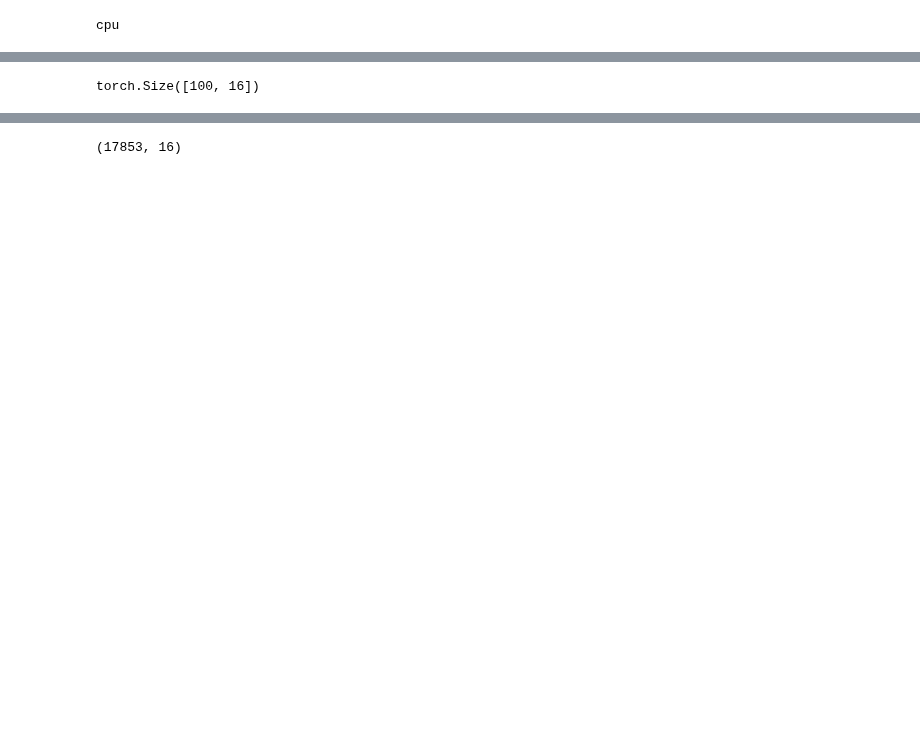
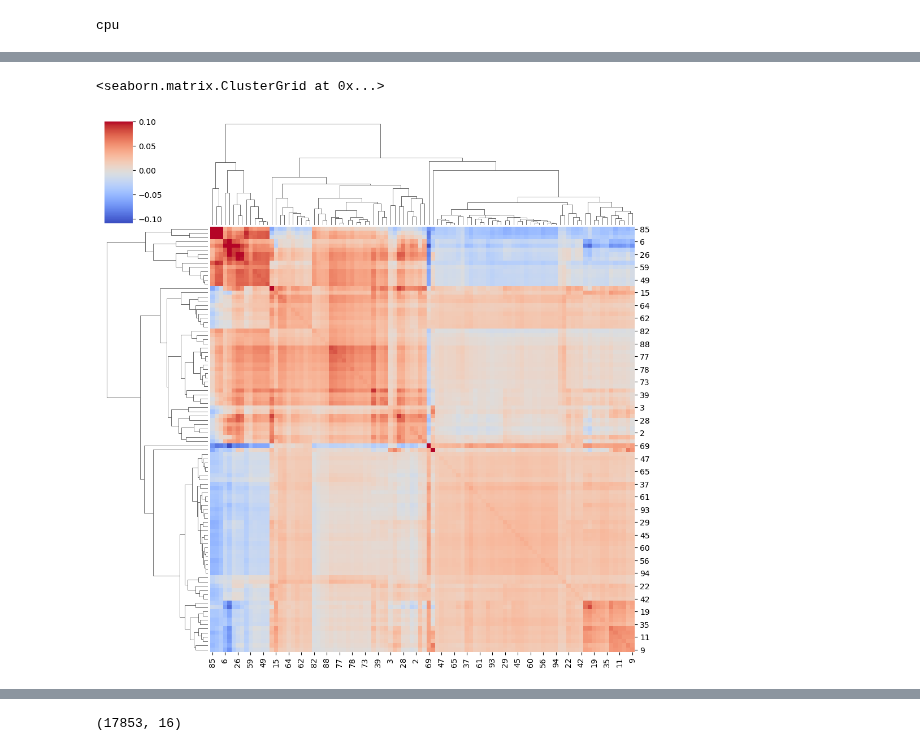
Before and after one commit to azizilab/SHERLOCK, a Jupyter notebook: PerturbVAE/training_test.ipynb, the cells around one changed output, grey strips where cells are left out. Drawn from its saved outputs; the diff is of its cells as text; code cells hidden in the pictures; blank space fills up the shorter version.

```diff
--- a/PerturbVAE/training_test.ipynb
+++ b/PerturbVAE/training_test.ipynb
@@ -220,11 +228,18 @@ plt.show()
-# %%
-rho = trace.nodes["rho"]["value"]
-print(rho.shape)
-#rho_at_P = rho[batch_indices, P, :]  # shape: [batch, latent_dim]
-
-#data.obsm['rho'] = rho_at_P.detach().cpu().numpy()
-# %% [output]
-torch.Size([100, 16])
+# %%
+import torch, pyro
+import matplotlib.pyplot as plt
+import seaborn as sns
+
+with torch.no_grad():
+    L = vae.qr().cpu()
+    sigma_P = pyro.param("sigma_fac").cpu()
+
+P = L.size(0)
+Sigma_P_posterior = L @ L.T + sigma_P**2 * torch.eye(P)
+sns.clustermap(Sigma_P_posterior, cmap="coolwarm", annot=False, vmax=0.1)
+# %% [output]
+<seaborn.matrix.ClusterGrid at 0x...>
+[figure, added]
 # %%
 z = trace.nodes["z"]["value"]
 z0 = trace.nodes["z0"]["value"]
```
Also changed, not shown: parts of 21 cells of this notebook, 1 other file.
